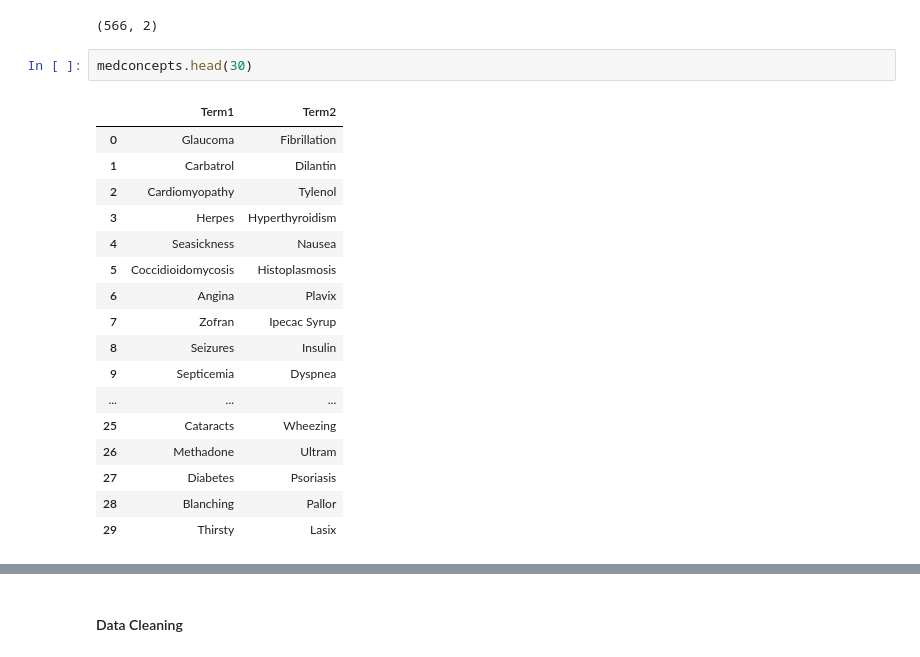
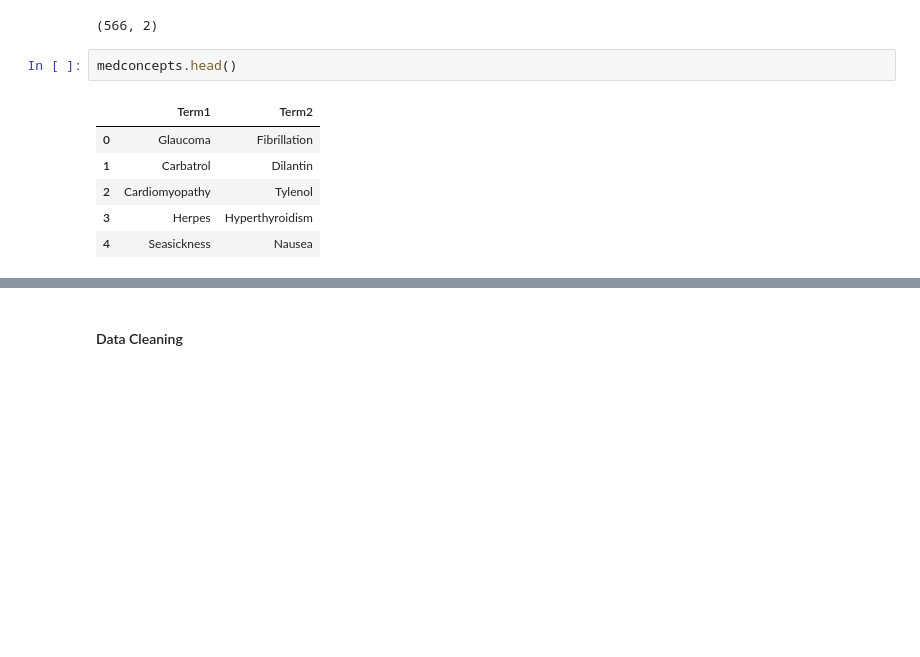
Before and after one commit to ankita7890/Word-embeddings-for-clinical-dataset---A-comparison, a Jupyter notebook: Holmusk work.ipynb, the cells around one changed output, grey strips where cells are left out. Cells and saved outputs as stored; diff of their text form; blank space fills up the shorter version.

```diff
--- a/Holmusk work.ipynb
+++ b/Holmusk work.ipynb
@@ -59,23 +59,12 @@ medconcepts.shape
 # %% [output]
 (566, 2)
 # %%
-medconcepts.head(30)
+medconcepts.head()
 # %% [output]
 |  | Term1 | Term2 |
 | 0 | Glaucoma | Fibrillation |
 | 1 | Carbatrol | Dilantin |
 | 2 | Cardiomyopathy | Tylenol |
 | 3 | Herpes | Hyperthyroidism |
 | 4 | Seasickness | Nausea |
-| 5 | Coccidioidomycosis | Histoplasmosis |
-| 6 | Angina | Plavix |
-| 7 | Zofran | Ipecac Syrup |
-| 8 | Seizures | Insulin |
-| 9 | Septicemia | Dyspnea |
-| ... | ... | ... |
-| 25 | Cataracts | Wheezing |
-| 26 | Methadone | Ultram |
-| 27 | Diabetes | Psoriasis |
-| 28 | Blanching | Pallor |
-| 29 | Thirsty | Lasix |
 # %%
```
Also changed, not shown: parts of 41 cells of this notebook.
